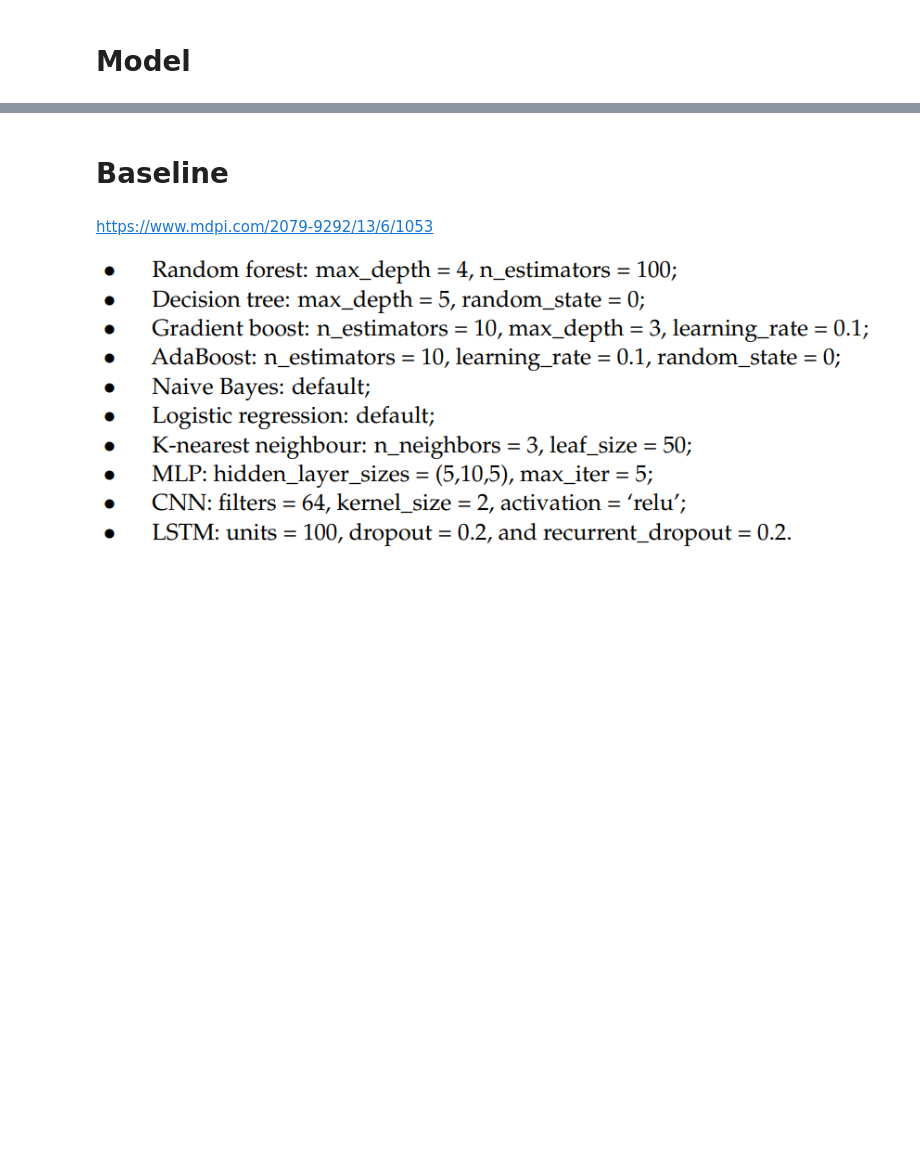
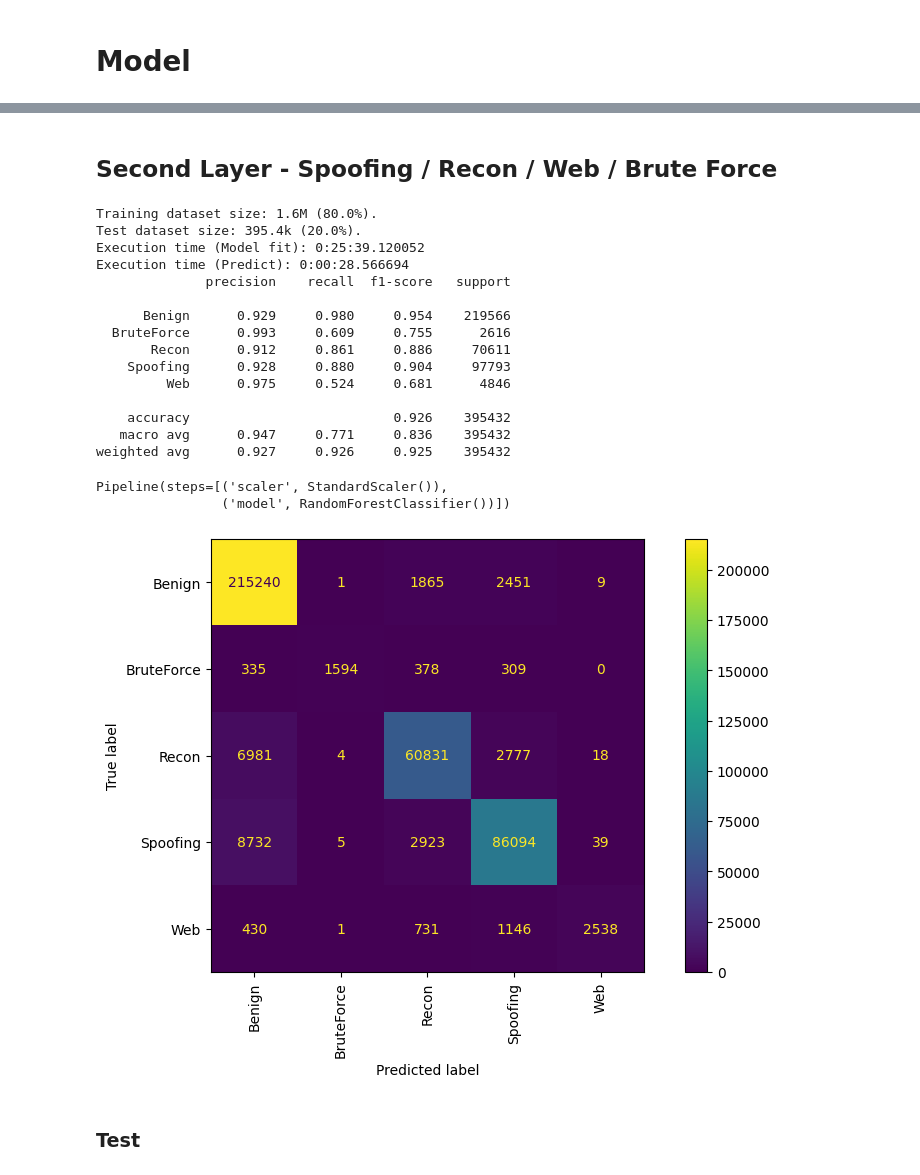
Before and after one commit to inaciobr/Multi-Stage-IoT-Intrusion-Detection, a Jupyter notebook: notebooks/3 - Models.ipynb, the cells around one changed output, grey strips where cells are left out. Cells and saved outputs as stored; diff of their text form; code cells hidden in the pictures; blank space fills up the shorter version.

```diff
--- a/notebooks/3 - Models.ipynb
+++ b/notebooks/3 - Models.ipynb
@@ -55,6 +184,39 @@ refined_feature_list = [col for col in refined_df.columns if col not in {'label'
+# %% [markdown]
+## Second Layer - Spoofing / Recon / Web / Brute Force
+# %%
+second_layer = {'Spoofing', 'Recon', 'Web', 'BruteForce'}
+
+df_second_layer = get_train_test_split(
+    df_refined[df_refined['general_label'].isin(second_layer | {'Benign'})],
+    refined_features_list,
+    target='general_label',
+    train_frac=0.80
+)
+# %%
+model = Pipeline([
+    ('scaler', StandardScaler()),
+    ('model', RandomForestClassifier())
+])
+
+test_model(*df_second_layer, model)
+# %% [output]
+Training dataset size: 1.6M (80.0%).
+Test dataset size: 395.4k (20.0%).
+Execution time (Model fit): 0:25:39.120052
+Execution time (Predict): 0:00:28.566694
+              precision    recall  f1-score   support
+
+      Benign      0.929     0.980     0.954    219566
+  BruteForce      0.993     0.609     0.755      2616
+       Recon      0.912     0.861     0.886     70611
+    Spoofing      0.928     0.880     0.904     97793
+         Web      0.975     0.524     0.681      4846
+
+    accuracy                          0.926    395432
+   macro avg      0.947     0.771     0.836    395432
+weighted avg      0.927     0.926     0.925    395432
+Pipeline(steps=[('scaler', StandardScaler()),
+                ('model', RandomForestClassifier())])
+[figure, added]
 # %% [markdown]
-# Baseline
+### Test
-# %% [markdown]
-https://www.mdpi.com/2079-9292/13/6/1053
-
-![image.png](attachment:4e57efed-3657-4b74-bae3-973c23870922.png)
```
Also changed, not shown: parts of 32 cells of this notebook.
